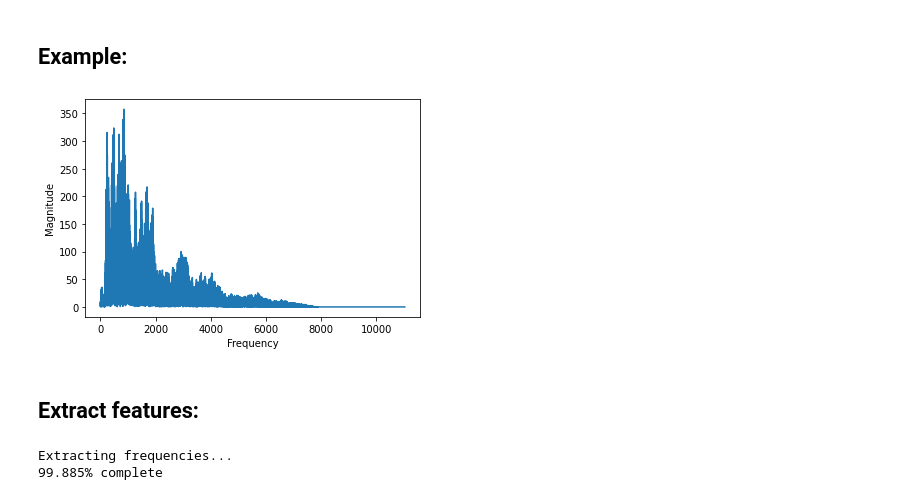
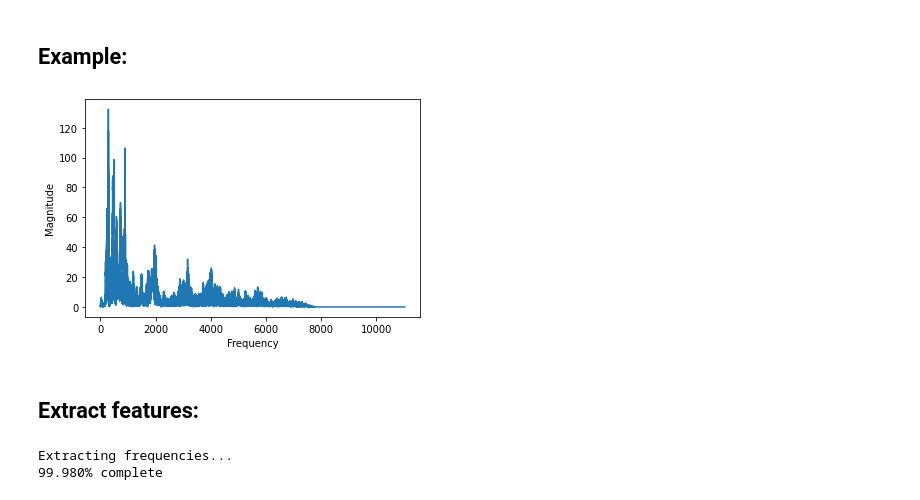
Before and after one commit to BrunoGianesi/Speaker-Gender-Recognition, a Jupyter notebook: MSL_features_extractor.ipynb, the cells around one changed output. Drawn from its saved outputs; the diff is of its cells as text; code cells hidden in the pictures.

```diff
--- a/MSL_features_extractor.ipynb
+++ b/MSL_features_extractor.ipynb
@@ -26,23 +105,23 @@ data_dict = dict(zip(data.SPEAKER, data.GENDER))
 ## Example:
 # %%
 current_path = os.getcwd()
-file_path = os.path.join(current_path,"MLS", "Full", "3050_2941_000000.wav")
+file_path = os.path.join(current_path,"MLS", "Full_split", "3050_2941_000000.wav_4.wav")
 audio_data, sample_rate = librosa.load(file_path)
-step = int(sample_rate/5)
+step = int(3200)
 window_frequencies = []
 top_freq = []
 
 ft = np.fft.fft(audio_data)
 magnitude = np.abs(ft)
 frequency = np.linspace(0, sample_rate, len(magnitude))
 
 plt.figure()
 plt.plot(frequency[:int(len(frequency)/2)], magnitude[:int(len(frequency)/2)])
 plt.xlabel("Frequency")
 plt.ylabel("Magnitude")
 plt.show()
 # %% [output]
-[figure, old version]
+[figure, new version]
 # %% [markdown]
 ## Extract features:
 # %%
@@ -89,7 +168,7 @@ def get_features(frequencies):
   return nobs, mean, skew, kurtosis, median, mode, std, low, peak, q25, q75, iqr
 # %%
 current_path = os.getcwd()
-file_path = os.path.join(current_path,"MLS", "Full")
+file_path = os.path.join(current_path,"MLS", "Full_split")
 audio_files = os.listdir(file_path)
 frequencies, gender_list, FileName_list = get_frequencies(audio_files)
 features_list = []
@@ -97,7 +176,7 @@ for i, frequency in enumerate(frequencies):
     nobs, mean, skew, kurtosis, median, mode, std, low, peak, q25, q75, iqr = get_features(frequency)
     features_list.append([FileName_list[i], nobs, mean, skew, kurtosis, median, mode, std, low, peak, q25, q75, iqr, gender_list[i]])
 df = pd.DataFrame(features_list, columns = ['FileName', 'nobs', 'mean', 'skew', 'kurtosis', 'median', 'mode', 'std', 'low', 'peak', 'q25', 'q75', 'iqr', 'Gender'])
-df.to_csv('data/MLS_Features_data.csv', index=False)
+df.to_csv('data/MLS_Features_split_data.csv', index=False)
 # %% [output]
 Extracting frequencies...
-99.885% complete
+99.980% complete
```
Also changed, not shown: parts of 8 cells of this notebook, 29 other files.
